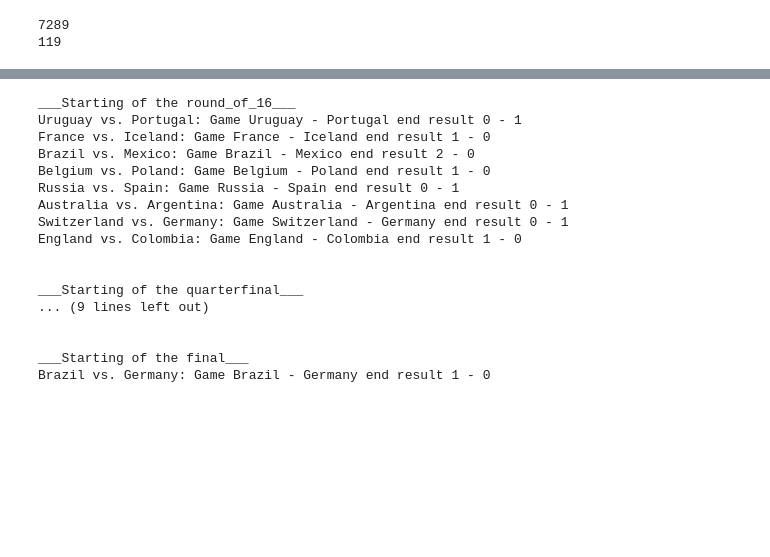
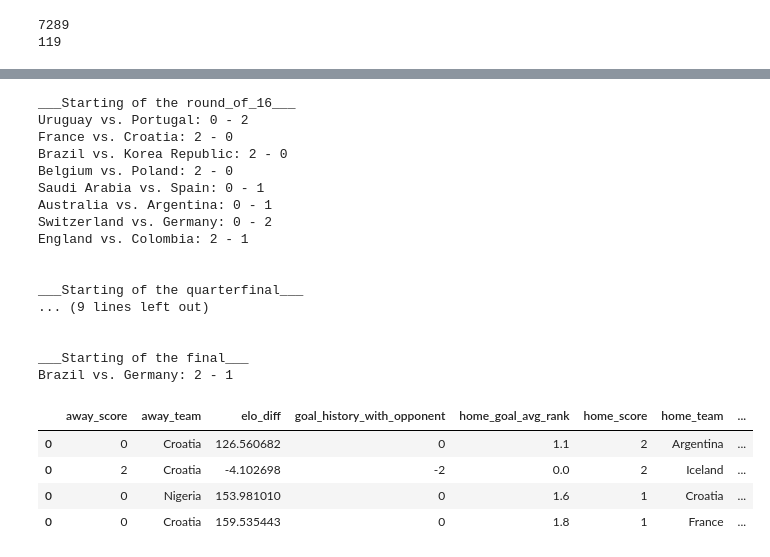
Before and after one commit to Villux/world_cup, a Jupyter notebook: world_cup_predictor.ipynb, the cells around one changed output, grey strips where cells are left out. Drawn from its saved outputs; the diff is of its cells as text; code cells hidden in the pictures; blank space fills up the shorter version.

```diff
--- a/world_cup_predictor.ipynb
+++ b/world_cup_predictor.ipynb
@@ -46 +106,4 @@ test_period_start = "2010-01-01"
+# %%
+feature_columns = ["elo_diff", "rank_diff", "home_rank_change",
+                   "away_rank_change", "goal_history_with_opponent"]
 # %%
@@ -120,7 +172,7 @@ Xtrain = Xtrain[feature_columns]
 
 
 # Test with last world cup
-Xtest = rankings[(rankings['tournament'] == "FIFA World Cup") & (rankings['date'] >= "2010-01-01")]
+Xtest = rankings[(rankings['tournament'] == "FIFA World Cup") & (rankings['date'] >= test_period_start)]
 ytest_home = Xtest["home_score"]
 ytest_away = Xtest["away_score"]
 Xtest = Xtest[feature_columns]
@@ -377,39 +430,40 @@ for f in finals:
         print("{} vs. {}: ".format(home, away), end='')
 
         row = get_prediction_row(home, away)
-        # Game Winner
-        game_winner = knn_wl.predict(row)[0]
-        game_winner_prob = knn_wl.predict_proba(row)
-
-        # Goals
-        home_goals = poisson_model_home.predict(row)
-        away_goals = poisson_model_away.predict(row)
-
-        team_pred = [[poisson.pmf(idx, team_avg) for idx in range(0, 7)] for team_avg in [np.around(home_goals), np.round(away_goals)]]
-        goal_matrix = np.outer(np.array(team_pred[0]), np.array(team_pred[1]))
+        home_goals, away_goals, game_winner = predict_score(row, knn_wl, rfr_home, rfr_away)
         if game_winner == 1:
-            a = np.tril(goal_matrix, -1)
-            home_goals, away_goals = np.unravel_index(a.argmax(), a.shape)
             winners.append(home)
         else:
-            a = np.triu(goal_matrix, 1)
-            home_goals, away_goals = np.unravel_index(a.argmax(), a.shape)
             winners.append(away)
 
-        print(f"Game {home} - {away} end result {home_goals} - {away_goals}")
+        tmp_df = pd.DataFrame([{
+            "home_team": home,
+            "away_team": away,
+            "home_score": home_goals,
+            "away_score": away_goals,
+            "rank_diff": row["rank_diff"].item(),
+            "elo_diff": row["elo_diff"].item(),
+            "goal_history_with_opponent": row["goal_history_with_opponent"].item(),
+            "home_goal_avg_rank": row["home_goal_avg_rank"].item(),
+            "opponent_goal_avg_rank": row["opponent_goal_avg_rank"].item()
+
+        }])
+        all_games = pd.concat([all_games, tmp_df])
+
+        print(f"{home_goals} - {away_goals}")
 
     next_round_wc = next_round_wc.loc[winners]
     print("\n")
 # %% [output]
 ___Starting of the round_of_16___
-Uruguay vs. Portugal: Game Uruguay - Portugal end result 0 - 1
-France vs. Iceland: Game France - Iceland end result 1 - 0
-Brazil vs. Mexico: Game Brazil - Mexico end result 2 - 0
-Belgium vs. Poland: Game Belgium - Poland end result 1 - 0
-Russia vs. Spain: Game Russia - Spain end result 0 - 1
-Australia vs. Argentina: Game Australia - Argentina end result 0 - 1
-Switzerland vs. Germany: Game Switzerland - Germany end result 0 - 1
-England vs. Colombia: Game England - Colombia end result 1 - 0
+Uruguay vs. Portugal: 0 - 2
+France vs. Croatia: 2 - 0
+Brazil vs. Korea Republic: 2 - 0
+Belgium vs. Poland: 2 - 0
+Saudi Arabia vs. Spain: 0 - 1
+Australia vs. Argentina: 0 - 1
+Switzerland vs. Germany: 0 - 2
+England vs. Colombia: 2 - 1
 
 
 ___Starting of the quarterfinal___
@@ -417,4 +471,12 @@ ___Starting of the quarterfinal___
 
 
 ___Starting of the final___
-Brazil vs. Germany: Game Brazil - Germany end result 1 - 0
+Brazil vs. Germany: 2 - 1
+# %%
+all_games[(all_games["home_team"] == "Croatia") | (all_games["away_team"] == "Croatia")]
+# %% [output]
+|  | away_score | away_team | elo_diff | goal_history_with_opponent | home_goal_avg_rank | home_score | home_team | ... |
+| 0 | 0 | Croatia | 126.560682 | 0 | 1.1 | 2 | Argentina | ... |
+| 0 | 2 | Croatia | -4.102698 | -2 | 0.0 | 2 | Iceland | ... |
+| 0 | 0 | Nigeria | 153.981010 | 0 | 1.6 | 1 | Croatia | ... |
+| 0 | 0 | Croatia | 159.535443 | 0 | 1.8 | 1 | France | ... |
```
Also changed, not shown: parts of 22 cells of this notebook.
